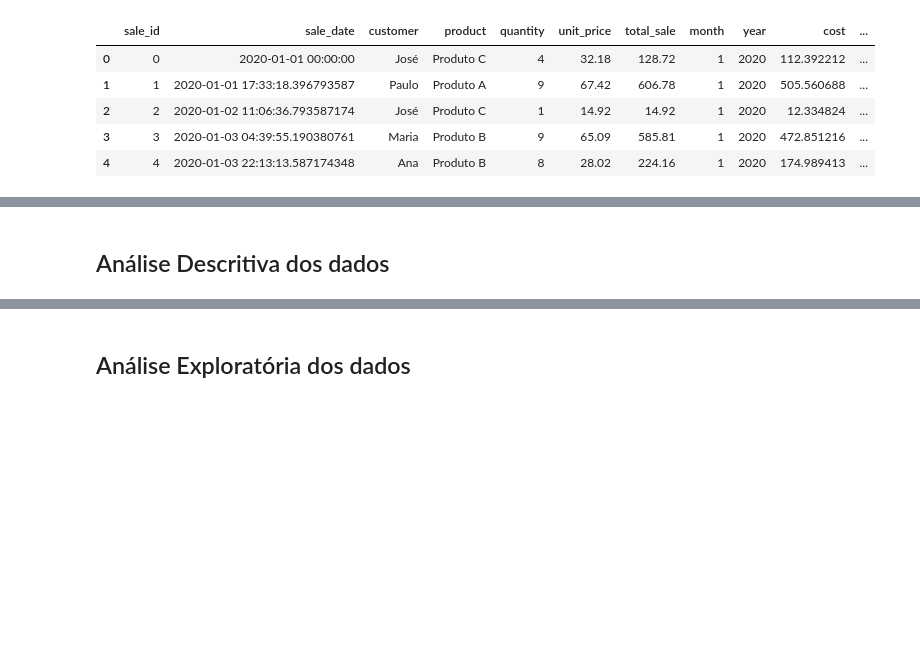
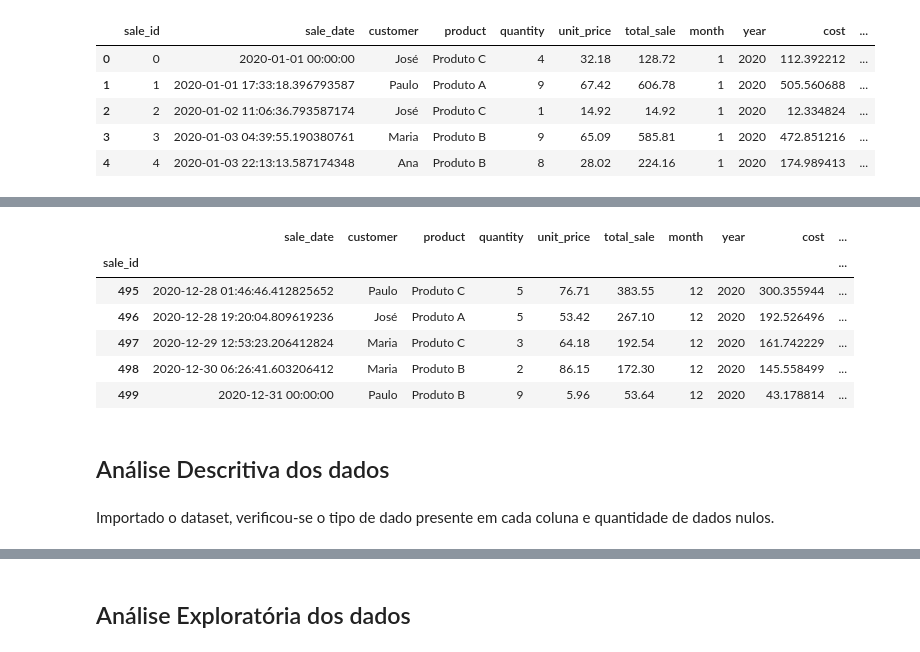
Before and after one commit to rfprates/extraindo_dados_pdf, a Jupyter notebook: data_extraction_pdf.ipynb, the cells around one changed output, grey strips where cells are left out. Cells and saved outputs as stored; diff of their text form; code cells hidden in the pictures; blank space fills up the shorter version.

```diff
--- a/data_extraction_pdf.ipynb
+++ b/data_extraction_pdf.ipynb
@@ -88,2 +102,14 @@ sales_df.head()
+# %%
+sales_df.tail()
+# %% [output]
+|  | sale_date | customer | product | quantity | unit_price | total_sale | month | year | cost | ... |
+| sale_id |  |  |  |  |  |  |  |  |  | ... |
+| 495 | 2020-12-28 01:46:46.412825652 | Paulo | Produto C | 5 | 76.71 | 383.55 | 12 | 2020 | 300.355944 | ... |
+| 496 | 2020-12-28 19:20:04.809619236 | José | Produto A | 5 | 53.42 | 267.10 | 12 | 2020 | 192.526496 | ... |
+| 497 | 2020-12-29 12:53:23.206412824 | Maria | Produto C | 3 | 64.18 | 192.54 | 12 | 2020 | 161.742229 | ... |
+| 498 | 2020-12-30 06:26:41.603206412 | Maria | Produto B | 2 | 86.15 | 172.30 | 12 | 2020 | 145.558499 | ... |
+| 499 | 2020-12-31 00:00:00 | Paulo | Produto B | 9 | 5.96 | 53.64 | 12 | 2020 | 43.178814 | ... |
 # %% [markdown]
 ## Análise Descritiva dos dados
+# %% [markdown]
+Importado o dataset, verificou-se o tipo de dado presente em cada coluna e quantidade de dados nulos.
```
Also changed, not shown: parts of 21 cells of this notebook.
